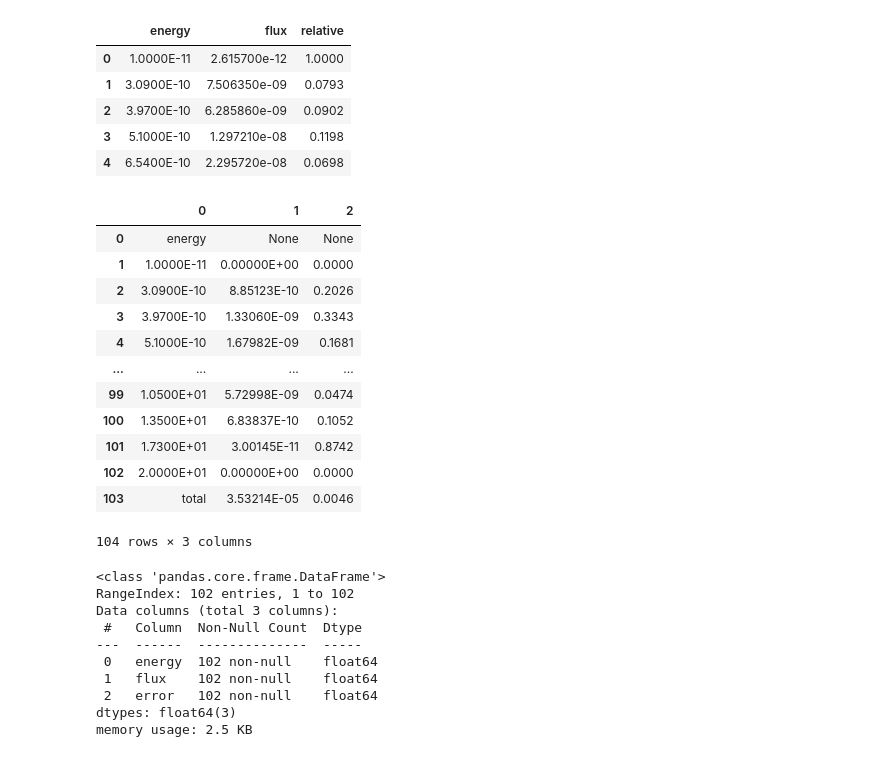
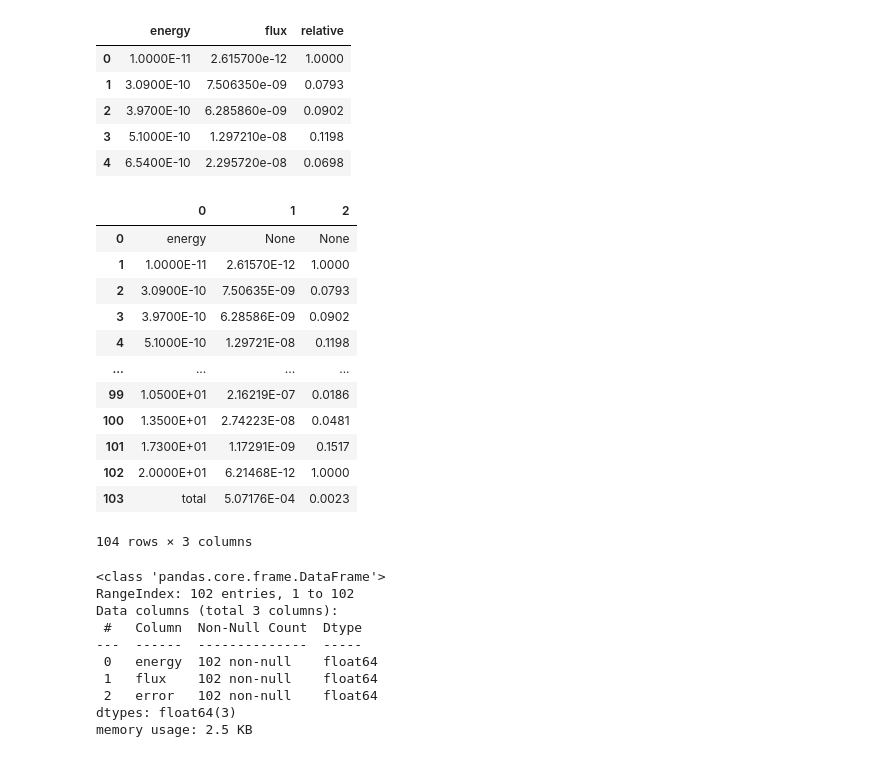
Before and after one commit to Carlos-G-Santos/bh14, a Jupyter notebook: flux.ipynb, the cells around one changed output. Cells and saved outputs as stored; diff of their text form; code cells hidden in the pictures.

```diff
--- a/flux.ipynb
+++ b/flux.ipynb
@@ -14,23 +20,23 @@ df.head()
 # %%
 # Visualiza as linhas 728 a 828 como tabela usando pandas
 with open('cronos_ssw3_loki_5b_cont.o', 'r') as f:
     lines = f.readlines()
-dados = [line.strip().split() for line in lines[724:828]]
+dados = [line.strip().split() for line in lines[591:695]]
 df1 = pd.DataFrame(dados)
 df1
 # %% [output]
 |  | 0 | 1 | 2 |
 | 0 | energy | None | None |
-| 1 | 1.0000E-11 | 0.00000E+00 | 0.0000 |
-| 2 | 3.0900E-10 | 8.85123E-10 | 0.2026 |
-| 3 | 3.9700E-10 | 1.33060E-09 | 0.3343 |
-| 4 | 5.1000E-10 | 1.67982E-09 | 0.1681 |
+| 1 | 1.0000E-11 | 2.61570E-12 | 1.0000 |
+| 2 | 3.0900E-10 | 7.50635E-09 | 0.0793 |
+| 3 | 3.9700E-10 | 6.28586E-09 | 0.0902 |
+| 4 | 5.1000E-10 | 1.29721E-08 | 0.1198 |
 | ... | ... | ... | ... |
-| 99 | 1.0500E+01 | 5.72998E-09 | 0.0474 |
-| 100 | 1.3500E+01 | 6.83837E-10 | 0.1052 |
-| 101 | 1.7300E+01 | 3.00145E-11 | 0.8742 |
-| 102 | 2.0000E+01 | 0.00000E+00 | 0.0000 |
-| 103 | total | 3.53214E-05 | 0.0046 |
+| 99 | 1.0500E+01 | 2.16219E-07 | 0.0186 |
+| 100 | 1.3500E+01 | 2.74223E-08 | 0.0481 |
+| 101 | 1.7300E+01 | 1.17291E-09 | 0.1517 |
+| 102 | 2.0000E+01 | 6.21468E-12 | 1.0000 |
+| 103 | total | 5.07176E-04 | 0.0023 |
 104 rows × 3 columns
 # %%
 # define colunas e remove a primeira e a última linha
```
Also changed, not shown: parts of 7 cells of this notebook, 6 other files.
